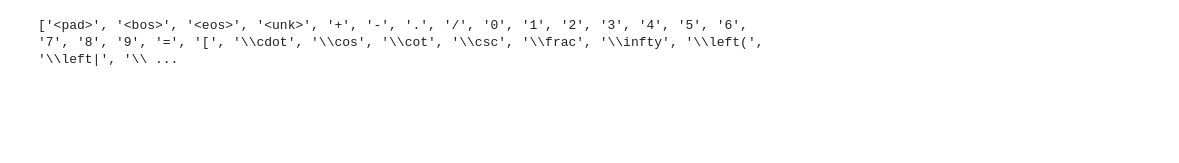
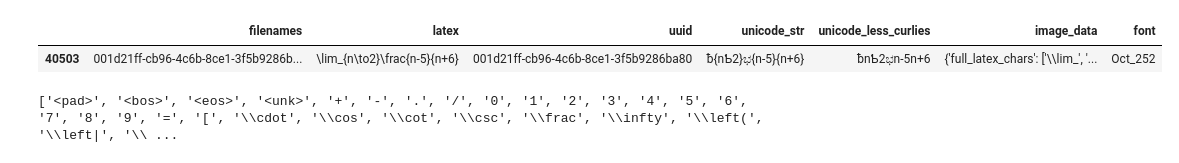
Before and after one commit to IvanKaruzin/math2latex, a Jupyter notebook: toLatex.ipynb, the cells around one changed output. Cells and saved outputs as stored; diff of their text form; code cells hidden in the pictures; blank space fills up the shorter version.

```diff
--- a/toLatex.ipynb
+++ b/toLatex.ipynb
@@ -108,3 +123,10 @@ class Vocab:
+# %%
+df = pd.read_csv(os.path.join(DATA_PATH, "annotations.csv"))
+# %%
+df[df['filenames'] == '001d21ff-cb96-4c6b-8ce1-3f5b9286ba80.jpg']
+# %% [output]
+|  | filenames | latex | uuid | unicode_str | unicode_less_curlies | image_data | font |
+| 40503 | 001d21ff-cb96-4c6b-8ce1-3f5b9286b... | \lim_{n\to2}\frac{n-5}{n+6} | 001d21ff-cb96-4c6b-8ce1-3f5b9286ba80 | ƀ{nƄ2}ಭ{n-5}{n+6} | ƀnƄ2ಭn-5n+6 | {'full_latex_chars': ['\\lim_', '... | Oct_252 |
 # %%
 # Ищем уникальные токены из всего списка токенов
 df = pd.read_csv(os.path.join(DATA_PATH, "annotations.csv"))
```
Also changed, not shown: parts of 13 cells of this notebook, 2 other files.
